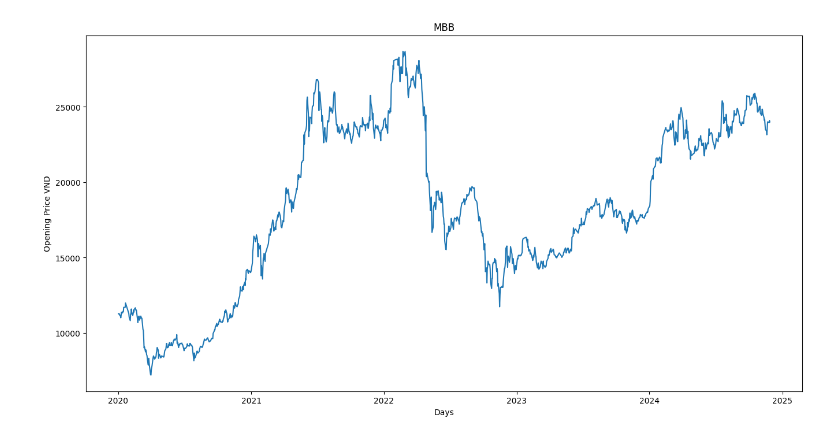
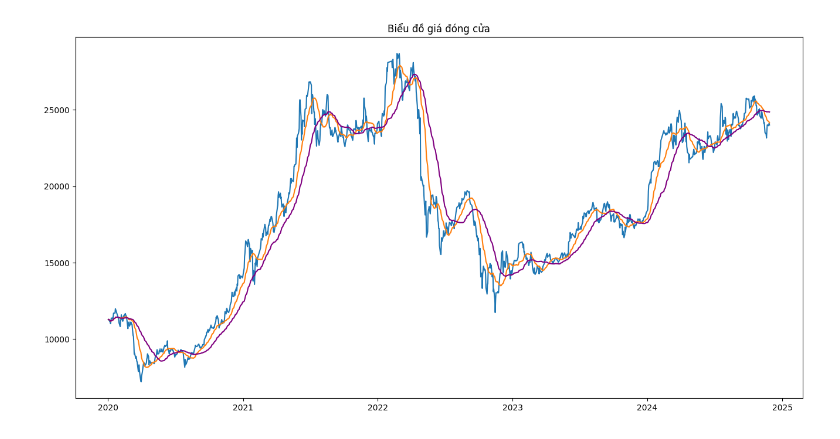
Before and after one commit to DatPham1001/stock-price-prediction, a Jupyter notebook: stock-prediction.ipynb, the cells around one changed output. Saved outputs shown, nothing was run; the diff lists cells and outputs as text; code cells hidden in the pictures.

```diff
--- a/stock-prediction.ipynb
+++ b/stock-prediction.ipynb
@@ -9,11 +14,11 @@ from sklearn.model_selection import train_test_split
 from sklearn.metrics import r2_score, mean_squared_error, mean_absolute_error
 warnings.filterwarnings("ignore")
 # %%
-df=pd.read_csv('D:\Hoc\stock-forcast-ML\MBB.csv')
-df=pd.DataFrame(df)
-# df = df.reindex(index=df.index[::-1])
-df["Vol"] = df["Vol."].str.replace("M", "").astype(float) * 1e6
-df = df.drop("Vol.", axis=1)
+df=pd.read_csv('E:\Work_DatPT\Study\stock-price-prediction\MBB.csv')
+df=pd.DataFrame(df).dropna()
+# df["Vol"] = df["Vol."].str.replace("M", "").astype(float) * 1e6
+df["Vol_M"] = df["Vol."].str.replace("M", "").astype(float)
+df = df.drop("Vol.",axis=1)
 # Làm tròn giá
 df["Price"] = df["Price"].str.replace(",", "").astype(float).round(-1).astype(int)
 df["Open"] = df["Open"].str.replace(",", "").astype(float).round(-1).astype(int)
@@ -21,7 +26,15 @@ df["High"] = df["High"].str.replace(",", "").astype(float).round(-1).astype(int)
 df["Low"] = df["Low"].str.replace(",", "").astype(float).round(-1).astype(int)
 df["Change"] = df["Change %"].str.replace("%", "").astype(float) / 100
 df = df.drop('Change %', axis=1)
-# Bước 2: Chuyển đổi cột Date sang định dạng datetime
+# Chuyển đổi cột Date sang định dạng datetime
 df["Date"] = pd.to_datetime(df["Date"], format="%m/%d/%Y")
-df.head(10)
+# Tính đường MA20 MA50
+df = df.reindex(index=df.index[::-1])
+df["MA20"] = df["Price"].rolling(window=20, min_periods=1).mean().round(-1).astype(int)  # Trung bình động 20 ngày
+df["MA50"] = df["Price"].rolling(window=50,min_periods=1).mean().round(-1).astype(int)
+df["VolMA20"] = df["Vol_M"].rolling(window=20,min_periods=1).mean().round(2)
+df = df.reindex(index=df.index[::-1])
+
+
+df.head(200)
 # %% [output]
@@ -39,10 +65,10 @@ df.head(10)
 # %%
 plt.figure(figsize=(16,8))
-plt.title('MBBank')
-plt.xlabel('Days')
-plt.ylabel('Opening Price VND')
+plt.title('Biểu đồ giá đóng cửa')
 # plt.plot(df['Price'])
 plt.plot(df["Date"], df["Price"], label="Price")
+plt.plot(df["Date"],df["MA20"], label = "MA20")
+plt.plot(df["Date"],df["MA50"],color = "purple", label = "MA50")
 plt.show()
 # %% [output]
-[figure, old version]
+[figure, new version]
```
Also changed, not shown: parts of 12 cells of this notebook.
